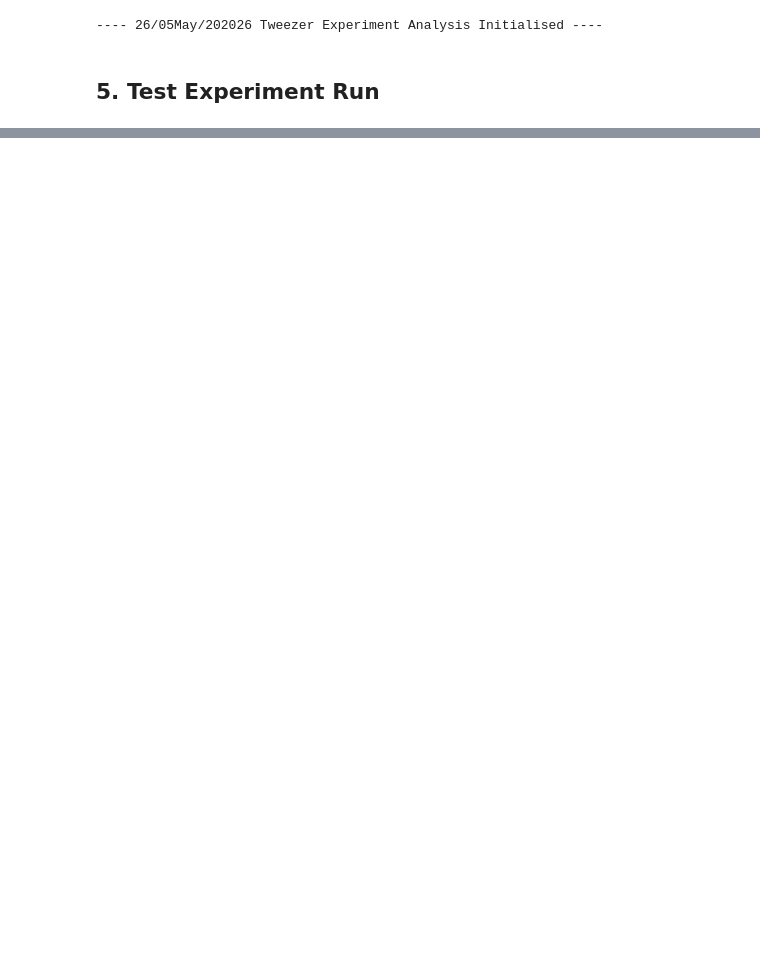
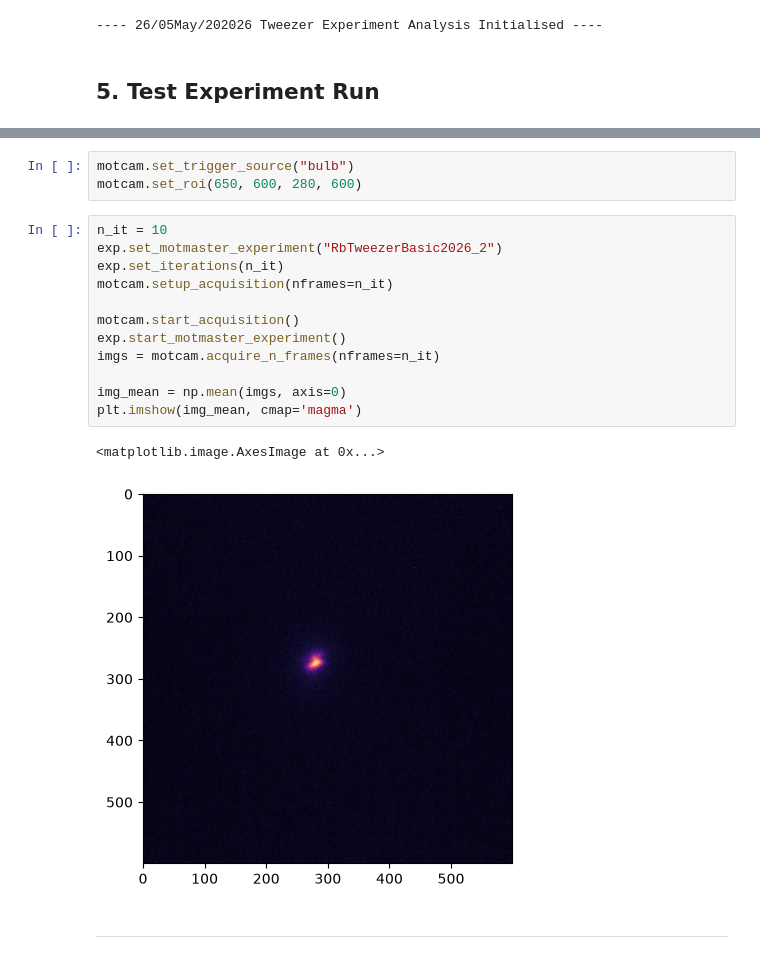
Before and after one commit to ColdMatter/pytweezer, a Jupyter notebook: branch-testing.ipynb, the cells around one changed output, grey strips where cells are left out. Drawn from its saved outputs; the diff is of its cells as text; blank space fills up the shorter version.

```diff
--- a/branch-testing.ipynb
+++ b/branch-testing.ipynb
@@ -126,0 +188,20 @@ slm.close()
+# %%
+motcam.set_trigger_source("bulb")
+motcam.set_roi(650, 600, 280, 600)
+# %%
+n_it = 10
+exp.set_motmaster_experiment("RbTweezerBasic2026_2")
+exp.set_iterations(n_it)
+motcam.setup_acquisition(nframes=n_it)
+
+motcam.start_acquisition()
+exp.start_motmaster_experiment()
+imgs = motcam.acquire_n_frames(nframes=n_it)
+
+img_mean = np.mean(imgs, axis=0)
+plt.imshow(img_mean, cmap='magma')
+# %% [output]
+<matplotlib.image.AxesImage at 0x...>
+[figure, added]
+# %% [markdown]
+---
```
Also changed, not shown: parts of 17 cells of this notebook, 41 other files.
